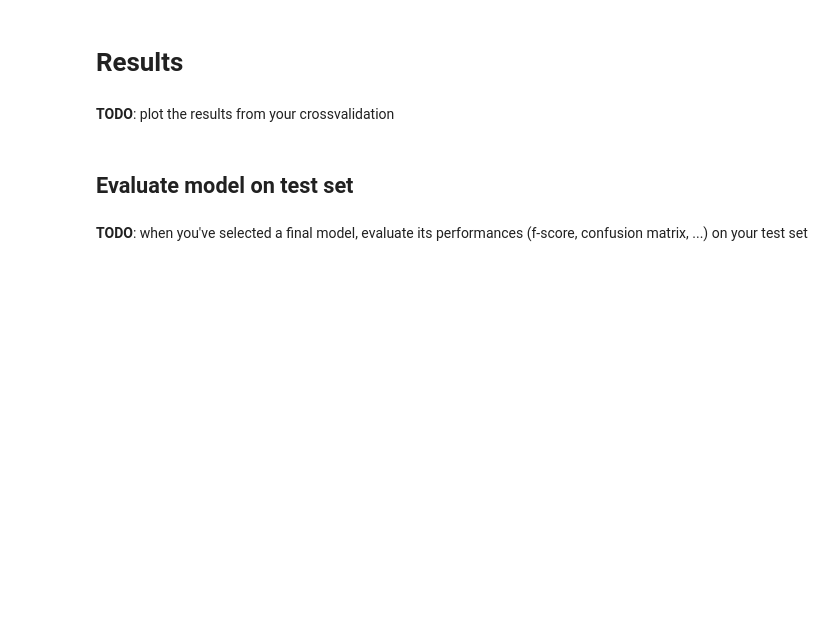
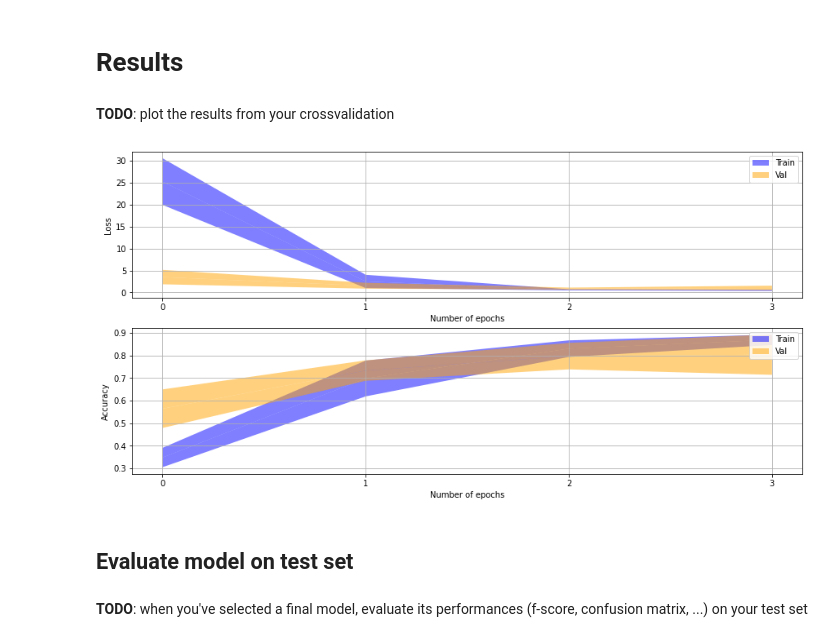
Before and after one commit to AllemanoEn/ARN_labo5, a Jupyter notebook: notebooks/TransferLearning_part2.ipynb, the cells around one changed output. Saved outputs shown, nothing was run; the diff lists cells and outputs as text; code cells hidden in the pictures; blank space fills up the shorter version.

```diff
--- a/notebooks/TransferLearning_part2.ipynb
+++ b/notebooks/TransferLearning_part2.ipynb
@@ -207,6 +271,35 @@ ________________________________________________________________________________
 # Results
 # %% [markdown]
 **TODO**: plot the results from your crossvalidation
+# %%
+def plot_kfold_mean_performance(ax, train_performances, val_performances, measure_name):
+    train_mean = np.mean(train_performances, axis=0)
+    val_mean = np.mean(val_performances, axis=0)
+    train_sd = np.std(train_performances, axis=0)
+    val_sd = np.std(val_performances, axis=0)
+
+    ax.fill_between(np.arange(NB_EPOCHS), train_mean, train_mean+train_sd, facecolor='blue', alpha=0.5, label='Train')
+    ax.fill_between(np.arange(NB_EPOCHS), train_mean, train_mean-train_sd, facecolor='blue', alpha=0.5)
+
+    ax.fill_between(np.arange(NB_EPOCHS), val_mean, val_mean+val_sd, facecolor='orange', alpha=0.5, label='Val')
+    ax.fill_between(np.arange(NB_EPOCHS), val_mean, val_mean-val_sd, facecolor='orange', alpha=0.5)
+
+    ax.set_xticks(np.arange(NB_EPOCHS))
+
+    ax.set_ylabel(measure_name)
+    ax.set_xlabel('Number of epochs')
+    #pl.title(str(K)+'-fold CV with '+str(n)+' hidden neurons')
+    ax.legend()
+    ax.grid()
+# %%
+import matplotlib.pyplot as pl
+
+fig, axs = plt.subplots(2, 1, constrained_layout=True, figsize=(12,6))
+
+plot_kfold_mean_performance(axs[0], train_losses, val_losses, "Loss")
+plot_kfold_mean_performance(axs[1], train_accuracies, val_accuracies, "Accuracy")
+# %% [output]
+[figure, added]
 # %% [markdown]
 ## Evaluate model on test set
 # %% [markdown]
```
Also changed, not shown: parts of 17 cells of this notebook, 24 other files.
